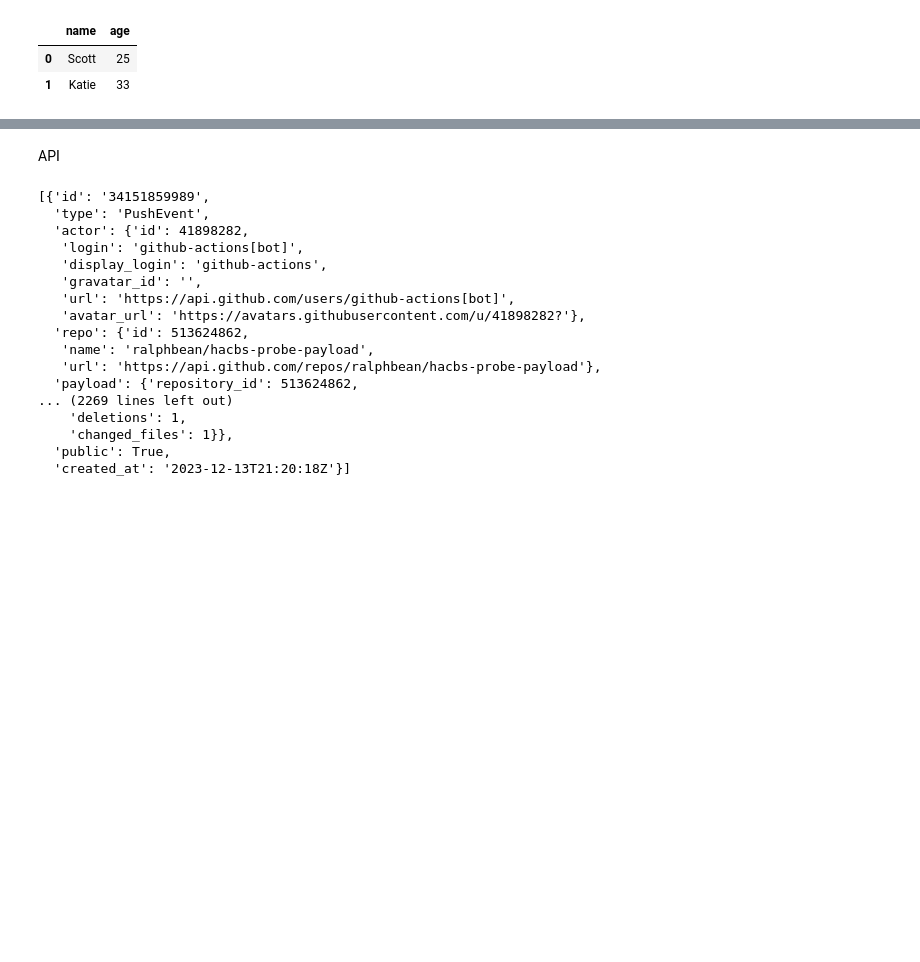
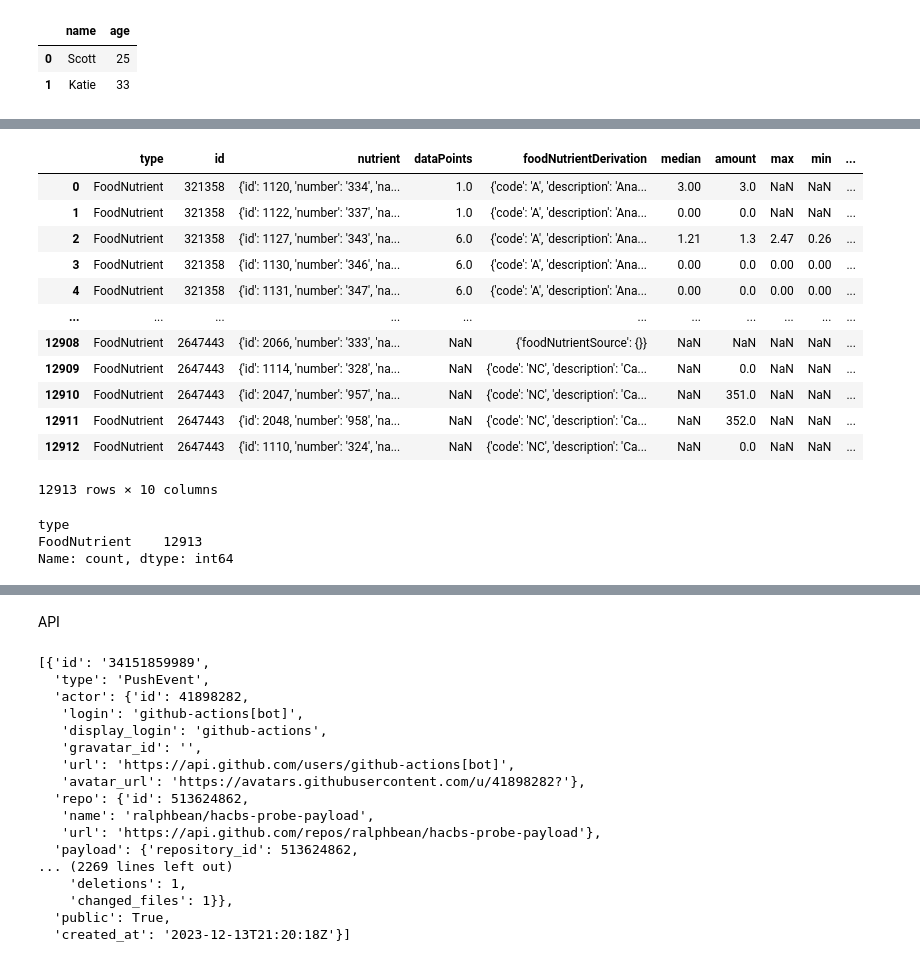
Before and after one commit to Romain-DE/ensae-python-int, a Jupyter notebook: 4_JSON/1_format_JSON.ipynb, the cells around one changed output, grey strips where cells are left out. Saved outputs shown, nothing was run; the diff lists cells and outputs as text; code cells hidden in the pictures; blank space fills up the shorter version.

```diff
--- a/4_JSON/1_format_JSON.ipynb
+++ b/4_JSON/1_format_JSON.ipynb
@@ -31,0 +244,30 @@ pd.DataFrame(result['siblings'], columns = ["name", "age"])
+# %%
+# Gros chantier : tentative de rassembler l'ensemble des nutriments dans une table
+nutrients = []
+for rec in db["FoundationFoods"]:
+    fnuts = pd.DataFrame(rec['foodNutrients'])
+    fnuts['id'] = rec['fdcId']
+    nutrients.append(fnuts)
+nutrients = pd.concat(nutrients, ignore_index=True)
+nutrients
+# %% [output]
+|  | type | id | nutrient | dataPoints | foodNutrientDerivation | median | amount | max | min | ... |
+| 0 | FoodNutrient | 321358 | {'id': 1120, 'number': '334', 'na... | 1.0 | {'code': 'A', 'description': 'Ana... | 3.00 | 3.0 | NaN | NaN | ... |
+| 1 | FoodNutrient | 321358 | {'id': 1122, 'number': '337', 'na... | 1.0 | {'code': 'A', 'description': 'Ana... | 0.00 | 0.0 | NaN | NaN | ... |
+| 2 | FoodNutrient | 321358 | {'id': 1127, 'number': '343', 'na... | 6.0 | {'code': 'A', 'description': 'Ana... | 1.21 | 1.3 | 2.47 | 0.26 | ... |
+| 3 | FoodNutrient | 321358 | {'id': 1130, 'number': '346', 'na... | 6.0 | {'code': 'A', 'description': 'Ana... | 0.00 | 0.0 | 0.00 | 0.00 | ... |
+| 4 | FoodNutrient | 321358 | {'id': 1131, 'number': '347', 'na... | 6.0 | {'code': 'A', 'description': 'Ana... | 0.00 | 0.0 | 0.00 | 0.00 | ... |
+| ... | ... | ... | ... | ... | ... | ... | ... | ... | ... | ... |
+| 12908 | FoodNutrient | 2647443 | {'id': 2066, 'number': '333', 'na... | NaN | {'foodNutrientSource': {}} | NaN | NaN | NaN | NaN | ... |
+| 12909 | FoodNutrient | 2647443 | {'id': 1114, 'number': '328', 'na... | NaN | {'code': 'NC', 'description': 'Ca... | NaN | 0.0 | NaN | NaN | ... |
+| 12910 | FoodNutrient | 2647443 | {'id': 2047, 'number': '957', 'na... | NaN | {'code': 'NC', 'description': 'Ca... | NaN | 351.0 | NaN | NaN | ... |
+| 12911 | FoodNutrient | 2647443 | {'id': 2048, 'number': '958', 'na... | NaN | {'code': 'NC', 'description': 'Ca... | NaN | 352.0 | NaN | NaN | ... |
+| 12912 | FoodNutrient | 2647443 | {'id': 1110, 'number': '324', 'na... | NaN | {'code': 'NC', 'description': 'Ca... | NaN | 0.0 | NaN | NaN | ... |
+12913 rows × 10 columns
+# %%
+# La colonne type est-elle utile ?
+nutrients.value_counts(nutrients.type)
+# %% [output]
+type
+FoodNutrient    12913
+Name: count, dtype: int64
```
Also changed, not shown: parts of 18 cells of this notebook, 1 other file.
